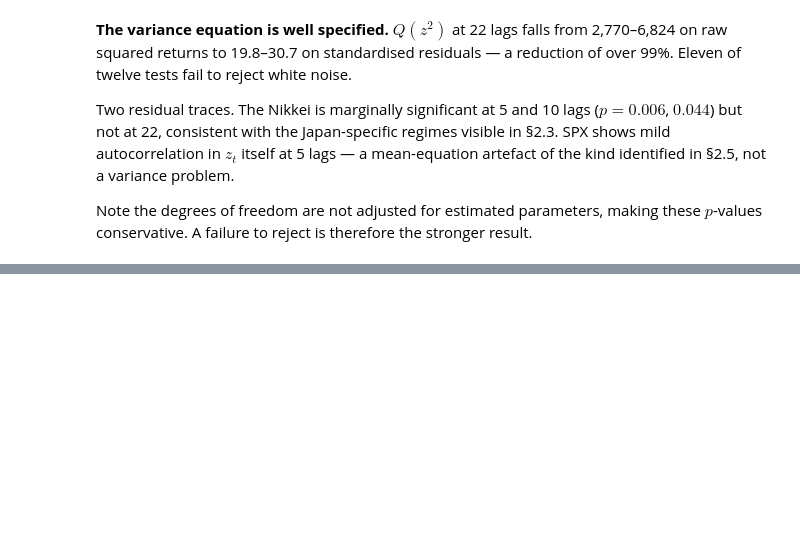
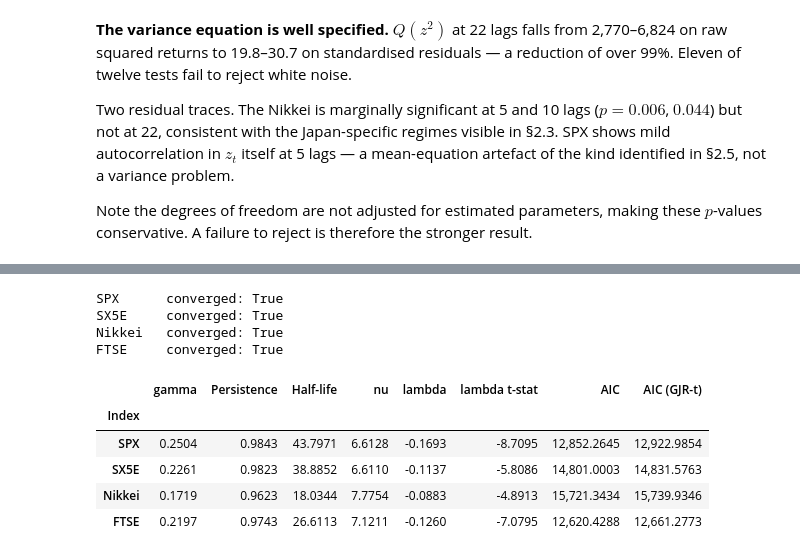
Before and after one commit to PeacoFoxy/StockMarket-Projects, a Jupyter notebook: garch_project/notebooks/garch_analysis.ipynb, the cells around one changed output, grey strips where cells are left out. Drawn from its saved outputs; the diff is of its cells as text; code cells hidden in the pictures; blank space fills up the shorter version.

```diff
--- a/garch_project/notebooks/garch_analysis.ipynb
+++ b/garch_project/notebooks/garch_analysis.ipynb
@@ -1085,0 +1207,39 @@ Note the degrees of freedom are not adjusted for estimated parameters, making th
+# %%
+# GJR-GARCH with skewed Student-t
+gjr_skewt = fit_all(returns, p=1, o=1, q=1, dist="skewt")
+# dist="skewt" adds lambda, a skewness parameter in (-1, 1).
+# lambda < 0 puts more mass in the left tail; lambda = 0 recovers the
+# symmetric t.
+
+rows = []
+for label, res in gjr_skewt.items():
+    p_ = res.params
+    persist = p_["alpha[1]"] + p_["gamma[1]"] / 2 + p_["beta[1]"]
+    rows.append({
+        "Index": label,
+        "gamma": p_["gamma[1]"],
+        "Persistence": persist,
+        "Half-life": half_life(persist),
+        "nu": p_["eta"],
+        "lambda": p_["lambda"],
+        "lambda t-stat": res.tvalues["lambda"],
+        "AIC": res.aic,
+        "AIC (GJR-t)": gjr_t[label].aic,
+    })
+
+pd.DataFrame(rows).set_index("Index").round(4)
+
+# Expect lambda < 0 and significant. If AIC improves again, the
+# progression normal -> t -> GJR-t -> GJR-skewt is a clean narrative of
+# successively relaxing assumptions the data rejects.
+# %% [output]
+SPX      converged: True
+SX5E     converged: True
+Nikkei   converged: True
+FTSE     converged: True
+|  | gamma | Persistence | Half-life | nu | lambda | lambda t-stat | AIC | AIC (GJR-t) |
+| Index |  |  |  |  |  |  |  |  |
+| SPX | 0.2504 | 0.9843 | 43.7971 | 6.6128 | -0.1693 | -8.7095 | 12,852.2645 | 12,922.9854 |
+| SX5E | 0.2261 | 0.9823 | 38.8852 | 6.6110 | -0.1137 | -5.8086 | 14,801.0003 | 14,831.5763 |
+| Nikkei | 0.1719 | 0.9623 | 18.0344 | 7.7754 | -0.0883 | -4.8913 | 15,721.3434 | 15,739.9346 |
+| FTSE | 0.2197 | 0.9743 | 26.6113 | 7.1211 | -0.1260 | -7.0795 | 12,620.4288 | 12,661.2773 |
```
Also changed, not shown: parts of 11 cells of this notebook, 1 other file.
